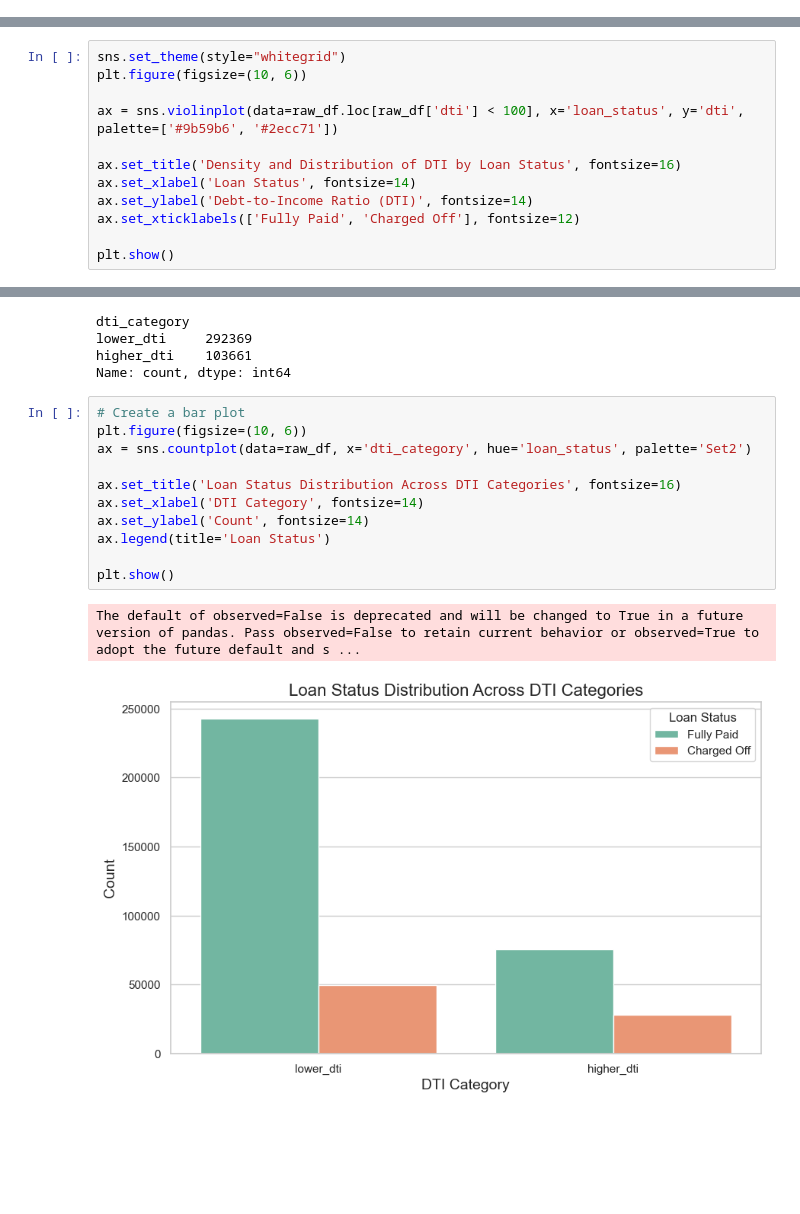
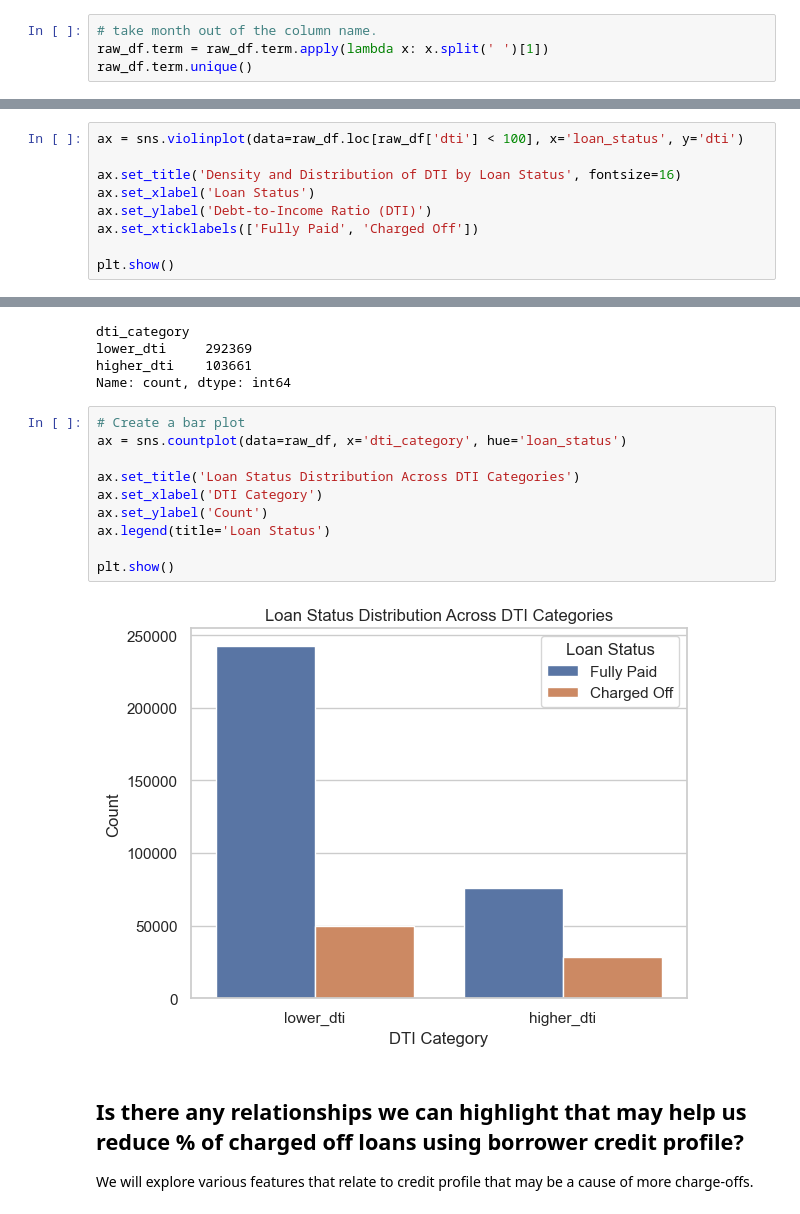
Before and after one commit to SaadNasir92/Group_project_1_SMU, a Jupyter notebook: sn_discovery.ipynb, the cells around one changed output, grey strips where cells are left out. Saved outputs shown, nothing was run; the diff lists cells and outputs as text; blank space fills up the shorter version.

```diff
--- a/sn_discovery.ipynb
+++ b/sn_discovery.ipynb
@@ -63,0 +107,4 @@ raw_df.describe()
+# %%
+# take month out of the column name.
+raw_df.term = raw_df.term.apply(lambda x: x.split(' ')[1])
+raw_df.term.unique()
@@ -106,13 +155,10 @@ plt.show()
 # %%
-sns.set_theme(style="whitegrid")
-plt.figure(figsize=(10, 6))
-
-ax = sns.violinplot(data=raw_df.loc[raw_df['dti'] < 100], x='loan_status', y='dti', palette=['#9b59b6', '#2ecc71'])
+ax = sns.violinplot(data=raw_df.loc[raw_df['dti'] < 100], x='loan_status', y='dti')
 
 ax.set_title('Density and Distribution of DTI by Loan Status', fontsize=16)
-ax.set_xlabel('Loan Status', fontsize=14)
-ax.set_ylabel('Debt-to-Income Ratio (DTI)', fontsize=14)
-ax.set_xticklabels(['Fully Paid', 'Charged Off'], fontsize=12)
+ax.set_xlabel('Loan Status')
+ax.set_ylabel('Debt-to-Income Ratio (DTI)')
+ax.set_xticklabels(['Fully Paid', 'Charged Off'])
 
 plt.show()
 # %% [output]
@@ -136,15 +182,16 @@ higher_dti    103661
 Name: count, dtype: int64
 # %%
 # Create a bar plot
-plt.figure(figsize=(10, 6))
-ax = sns.countplot(data=raw_df, x='dti_category', hue='loan_status', palette='Set2')
+ax = sns.countplot(data=raw_df, x='dti_category', hue='loan_status')
 
-ax.set_title('Loan Status Distribution Across DTI Categories', fontsize=16)
-ax.set_xlabel('DTI Category', fontsize=14)
-ax.set_ylabel('Count', fontsize=14)
+ax.set_title('Loan Status Distribution Across DTI Categories')
+ax.set_xlabel('DTI Category')
+ax.set_ylabel('Count')
 ax.legend(title='Loan Status')
 
 plt.show()
 # %% [output]
-The default of observed=False is deprecated and will be changed to True in a future version of pandas. Pass observed=False to retain current behavior or observed=True to adopt the future default and s ...
-[figure, old version]
+[figure, new version]
+# %% [markdown]
+## Is there any relationships we can highlight that may help us reduce % of charged off loans using borrower credit profile?
+We will explore various features that relate to credit profile that may be a cause of more charge-offs.
```
Also changed, not shown: parts of 25 cells of this notebook.
